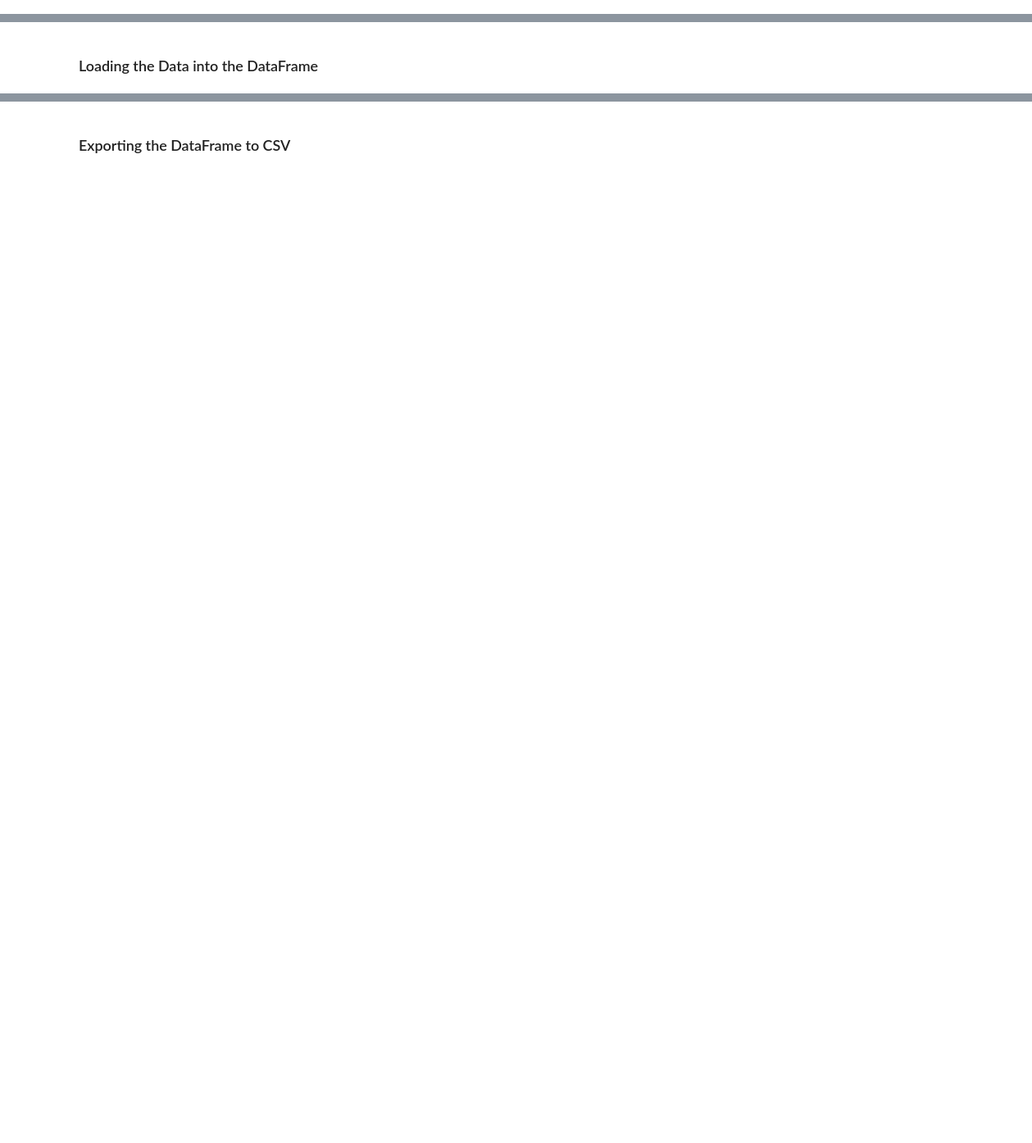
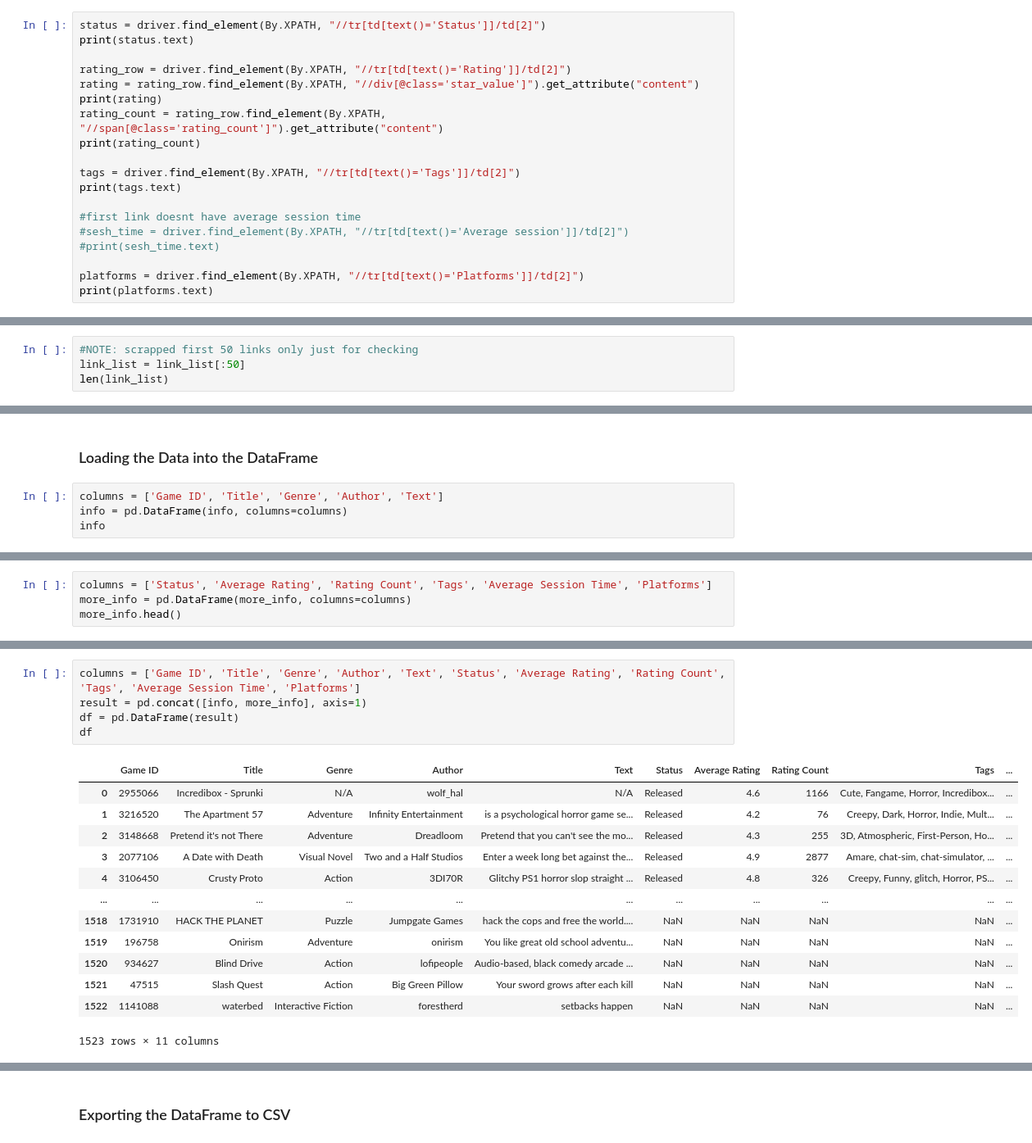
Before and after one commit to angelocguerra/data102-webscraping, a Jupyter notebook: Homework1.ipynb, the cells around one changed output, grey strips where cells are left out. Shown at 82% size. Cells and saved outputs as stored; diff of their text form; blank space fills up the shorter version.

```diff
--- a/Homework1.ipynb
+++ b/Homework1.ipynb
@@ -162,0 +187,19 @@ Gather unknown signals from deep, silent space
+# %%
+status = driver.find_element(By.XPATH, "//tr[td[text()='Status']]/td[2]")
+print(status.text)
+
+rating_row = driver.find_element(By.XPATH, "//tr[td[text()='Rating']]/td[2]")
+rating = rating_row.find_element(By.XPATH, "//div[@class='star_value']").get_attribute("content")
+print(rating)
+rating_count = rating_row.find_element(By.XPATH, "//span[@class='rating_count']").get_attribute("content")
+print(rating_count)
+
+tags = driver.find_element(By.XPATH, "//tr[td[text()='Tags']]/td[2]")
+print(tags.text)
+
+#first link doesnt have average session time
+#sesh_time = driver.find_element(By.XPATH, "//tr[td[text()='Average session']]/td[2]")
+#print(sesh_time.text)
+
+platforms = driver.find_element(By.XPATH, "//tr[td[text()='Platforms']]/td[2]")
+print(platforms.text)
@@ -162,0 +211,4 @@ Gather unknown signals from deep, silent space
+# %%
+#NOTE: scrapped first 50 links only just for checking
+link_list = link_list[:50]
+len(link_list)
@@ -163,2 +281,6 @@ Gather unknown signals from deep, silent space
 # %% [markdown]
 ### Loading the Data into the DataFrame
+# %%
+columns = ['Game ID', 'Title', 'Genre', 'Author', 'Text']
+info = pd.DataFrame(info, columns=columns)
+info
@@ -164,0 +301,4 @@ Gather unknown signals from deep, silent space
+# %%
+columns = ['Status', 'Average Rating', 'Rating Count', 'Tags', 'Average Session Time', 'Platforms']
+more_info = pd.DataFrame(more_info, columns=columns)
+more_info.head()
@@ -164,0 +312,19 @@ Gather unknown signals from deep, silent space
+# %%
+columns = ['Game ID', 'Title', 'Genre', 'Author', 'Text', 'Status', 'Average Rating', 'Rating Count', 'Tags', 'Average Session Time', 'Platforms']
+result = pd.concat([info, more_info], axis=1)
+df = pd.DataFrame(result)
+df
+# %% [output]
+|  | Game ID | Title | Genre | Author | Text | Status | Average Rating | Rating Count | Tags | ... |
+| 0 | 2955066 | Incredibox - Sprunki | N/A | wolf_hal | N/A | Released | 4.6 | 1166 | Cute, Fangame, Horror, Incredibox... | ... |
+| 1 | 3216520 | The Apartment 57 | Adventure | Infinity Entertainment | is a psychological horror game se... | Released | 4.2 | 76 | Creepy, Dark, Horror, Indie, Mult... | ... |
+| 2 | 3148668 | Pretend it's not There | Adventure | Dreadloom | Pretend that you can't see the mo... | Released | 4.3 | 255 | 3D, Atmospheric, First-Person, Ho... | ... |
+| 3 | 2077106 | A Date with Death | Visual Novel | Two and a Half Studios | Enter a week long bet against the... | Released | 4.9 | 2877 | Amare, chat-sim, chat-simulator, ... | ... |
+| 4 | 3106450 | Crusty Proto | Action | 3DI70R | Glitchy PS1 horror slop straight ... | Released | 4.8 | 326 | Creepy, Funny, glitch, Horror, PS... | ... |
+| ... | ... | ... | ... | ... | ... | ... | ... | ... | ... | ... |
+| 1518 | 1731910 | HACK THE PLANET | Puzzle | Jumpgate Games | hack the cops and free the world.... | NaN | NaN | NaN | NaN | ... |
+| 1519 | 196758 | Onirism | Adventure | onirism | You like great old school adventu... | NaN | NaN | NaN | NaN | ... |
+| 1520 | 934627 | Blind Drive | Action | lofipeople | Audio-based, black comedy arcade ... | NaN | NaN | NaN | NaN | ... |
+| 1521 | 47515 | Slash Quest | Action | Big Green Pillow | Your sword grows after each kill | NaN | NaN | NaN | NaN | ... |
+| 1522 | 1141088 | waterbed | Interactive Fiction | forestherd | setbacks happen | NaN | NaN | NaN | NaN | ... |
+1523 rows × 11 columns
```
Also changed, not shown: parts of 17 cells of this notebook.
